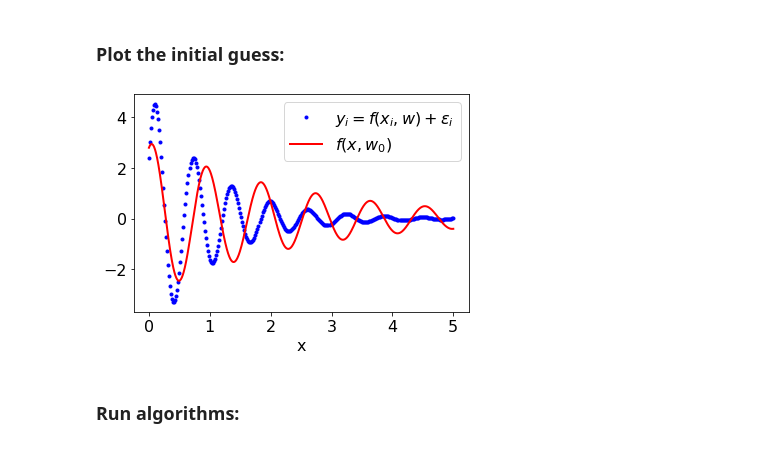
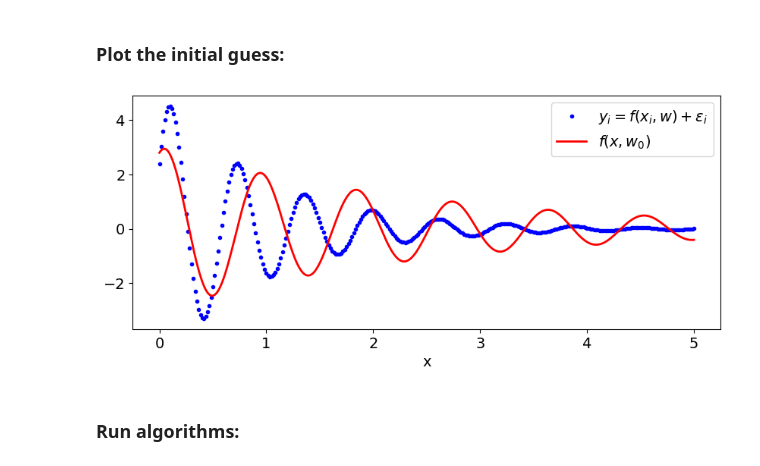
Before and after one commit to FixelAlgorithmsTeam/FixelCourses, a Jupyter notebook: MachineLearningMethod/11_NonLinearLeastSquares/MainGaussNewton.ipynb, the cells around one changed output. Saved outputs shown, nothing was run; the diff lists cells and outputs as text; code cells hidden in the pictures.

```diff
--- a/MachineLearningMethod/11_NonLinearLeastSquares/MainGaussNewton.ipynb
+++ b/MachineLearningMethod/11_NonLinearLeastSquares/MainGaussNewton.ipynb
@@ -266,16 +276,18 @@ vW #-- [A, γ, ω, ϕ]
 # %%
 # vW0 = 5 * np.random.rand(4)
 vW0 = np.array([3, 0.4, 7, 1.2])
 # vW0 = np.array([5, 1, 8, .6])
 
-xx =np.linspace(0, 5, 1001)
-plt.plot(vX, vY,         '.b', lw=2, label='$y_i=f(x_i, w) + \epsilon_i$')
-plt.plot(xx, f(xx, vW0), 'r',  lw=2, label='$f(x, w_0)$')
+xx = np.linspace(0, 5, 1001)
+
+plt.figure(figsize=(10, 4))
+plt.plot  (vX, vY,         '.b', lw=2, label='$y_i=f(x_i, w) + \epsilon_i$')
+plt.plot  (xx, f(xx, vW0), 'r',  lw=2, label='$f(x, w_0)$')
 plt.xlabel('x')
 plt.legend()
-plt.show()
+plt.show  ()
 # %% [output]
-[figure, old version]
+[figure, new version]
 # %% [markdown]
 ### Run algorithms:
 # %%
```
Also changed, not shown: parts of 14 cells of this notebook.
